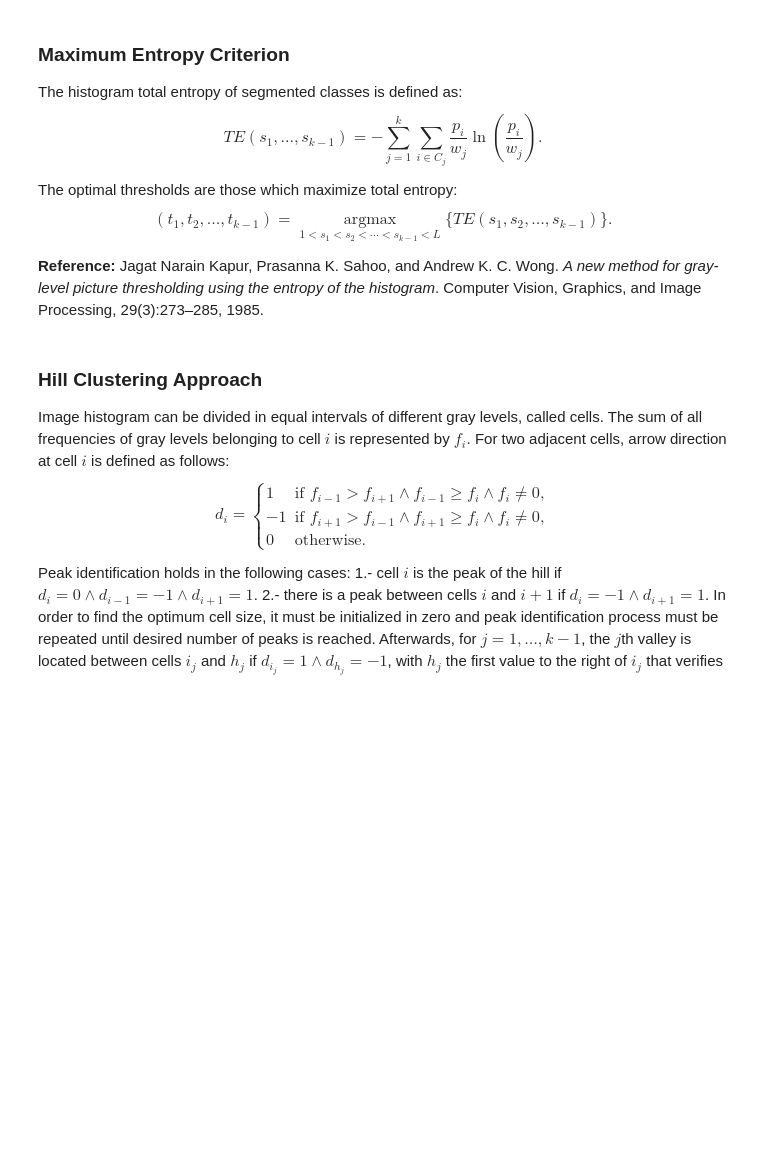
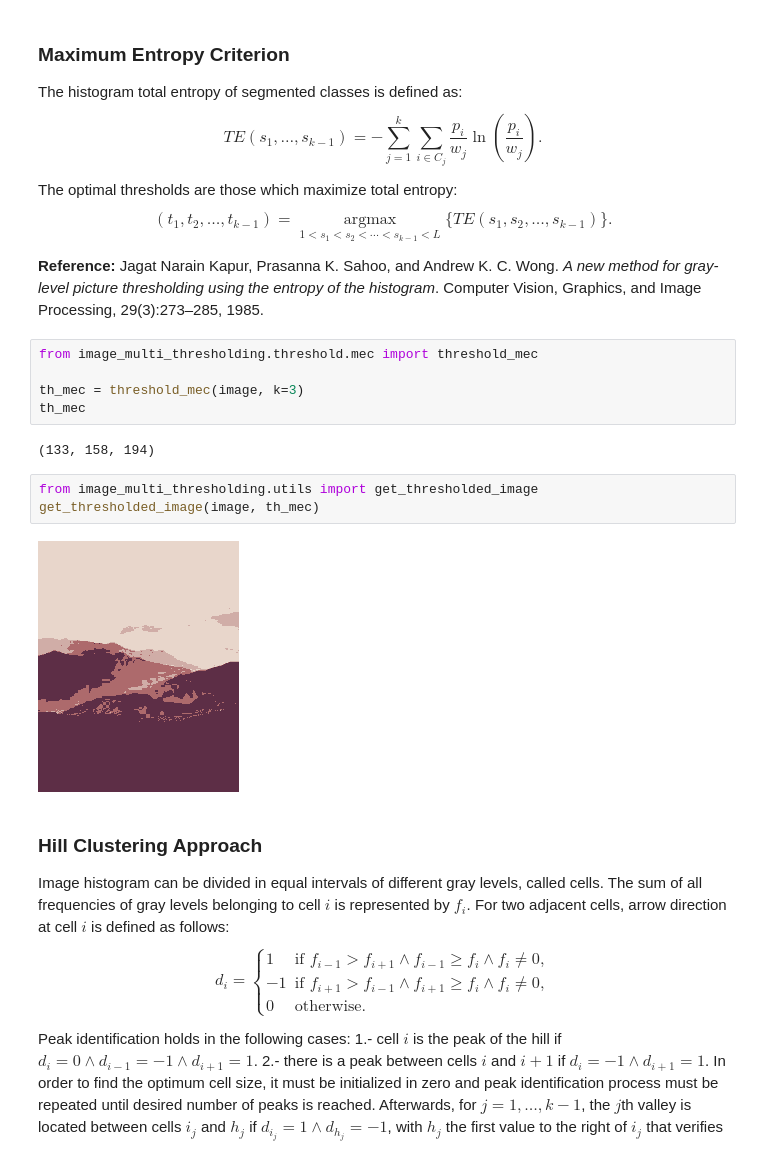
Before and after one commit to image-multithresholding/Image-multithresholding, a Jupyter notebook: docs/Getting Started.ipynb, the cells around one changed output. Saved outputs shown, nothing was run; the diff lists cells and outputs as text; blank space fills up the shorter version.

```diff
--- a/docs/Getting Started.ipynb
+++ b/docs/Getting Started.ipynb
@@ -114,6 +127,18 @@ $$(t_1,t_2, \dots, t_{k-1}) = \underset{1<s_1 < s_2 < \cdots <s_{k-1}<L}{\operat
 
 
 **Reference:** Jagat Narain Kapur, Prasanna K. Sahoo, and Andrew K. C. Wong. *A new method for gray-level picture thresholding using the entropy of the histogram*. Computer Vision, Graphics, and Image Processing, 29(3):273–285, 1985.
+# %%
+from image_multi_thresholding.threshold.mec import threshold_mec
+
+th_mec = threshold_mec(image, k=3)
+th_mec
+# %% [output]
+(133, 158, 194)
+# %%
+from image_multi_thresholding.utils import get_thresholded_image
+get_thresholded_image(image, th_mec)
+# %% [output]
+[figure, added]
 # %% [markdown]
 ### Hill Clustering Approach
 
```
Also changed, not shown: parts of 35 cells of this notebook, 7 other files.
